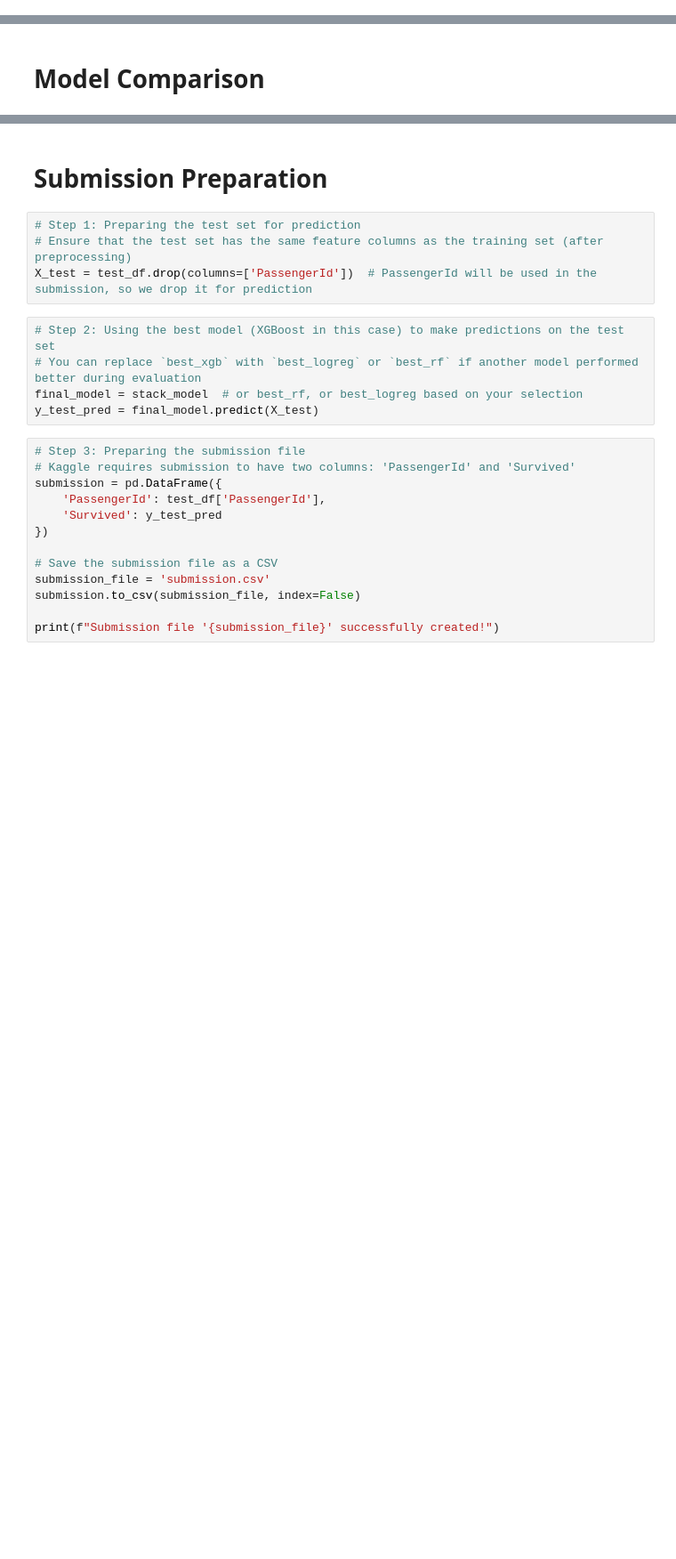
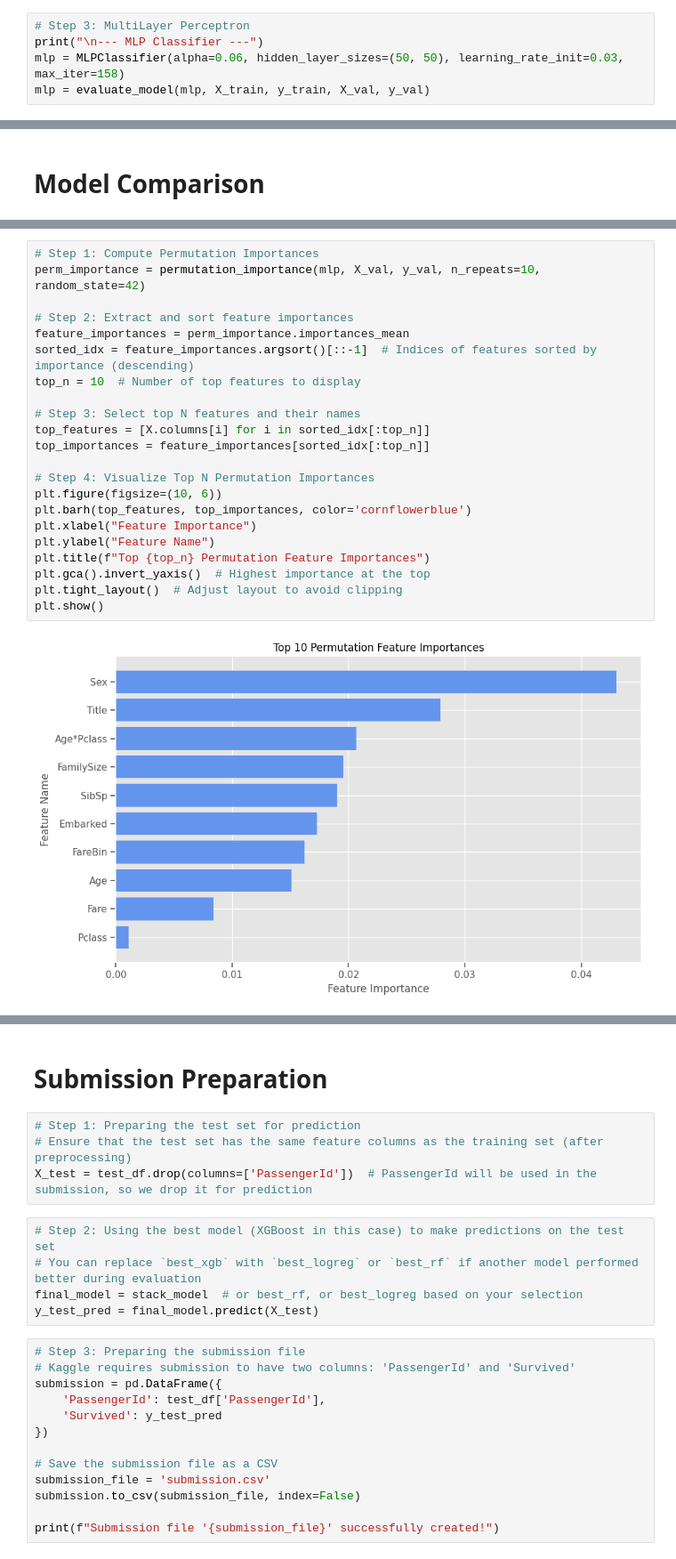
Before and after one commit to ata-turhan/Kaggle-Titanic, a Jupyter notebook: titanic.ipynb, the cells around one changed output, grey strips where cells are left out. Shown at 89% size. Saved outputs shown, nothing was run; the diff lists cells and outputs as text; blank space fills up the shorter version.

```diff
--- a/titanic.ipynb
+++ b/titanic.ipynb
@@ -286,0 +324,5 @@ weighted avg       0.82      0.82      0.82       179
+# %%
+# Step 3: MultiLayer Perceptron
+print("\n--- MLP Classifier ---")
+mlp = MLPClassifier(alpha=0.06, hidden_layer_sizes=(50, 50), learning_rate_init=0.03, max_iter=158)
+mlp = evaluate_model(mlp, X_train, y_train, X_val, y_val)
@@ -572,0 +533,24 @@ StackingClassifier(estimators=[('logreg',
+# %%
+# Step 1: Compute Permutation Importances
+perm_importance = permutation_importance(mlp, X_val, y_val, n_repeats=10, random_state=42)
+
+# Step 2: Extract and sort feature importances
+feature_importances = perm_importance.importances_mean
+sorted_idx = feature_importances.argsort()[::-1]  # Indices of features sorted by importance (descending)
+top_n = 10  # Number of top features to display
+
+# Step 3: Select top N features and their names
+top_features = [X.columns[i] for i in sorted_idx[:top_n]]
+top_importances = feature_importances[sorted_idx[:top_n]]
+
+# Step 4: Visualize Top N Permutation Importances
+plt.figure(figsize=(10, 6))
+plt.barh(top_features, top_importances, color='cornflowerblue')
+plt.xlabel("Feature Importance")
+plt.ylabel("Feature Name")
+plt.title(f"Top {top_n} Permutation Feature Importances")
+plt.gca().invert_yaxis()  # Highest importance at the top
+plt.tight_layout()  # Adjust layout to avoid clipping
+plt.show()
+# %% [output]
+[figure, added]
```
Also changed, not shown: parts of 19 cells of this notebook.
